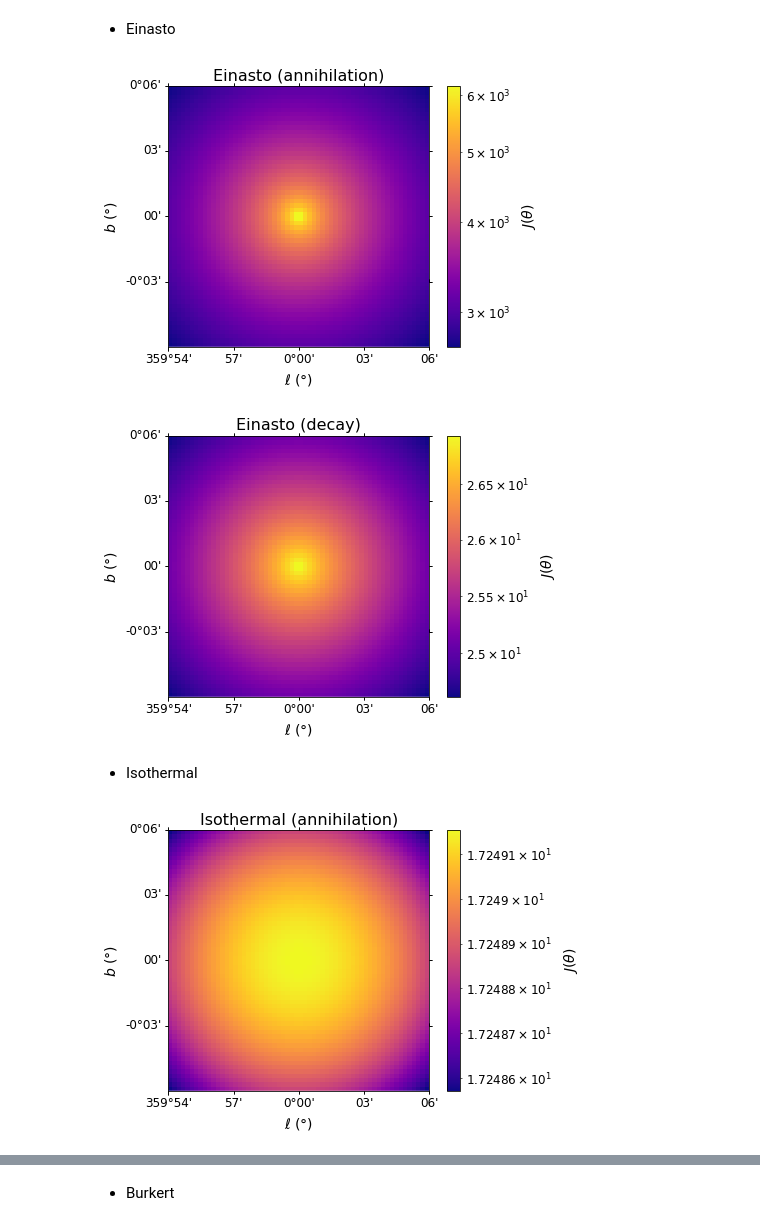
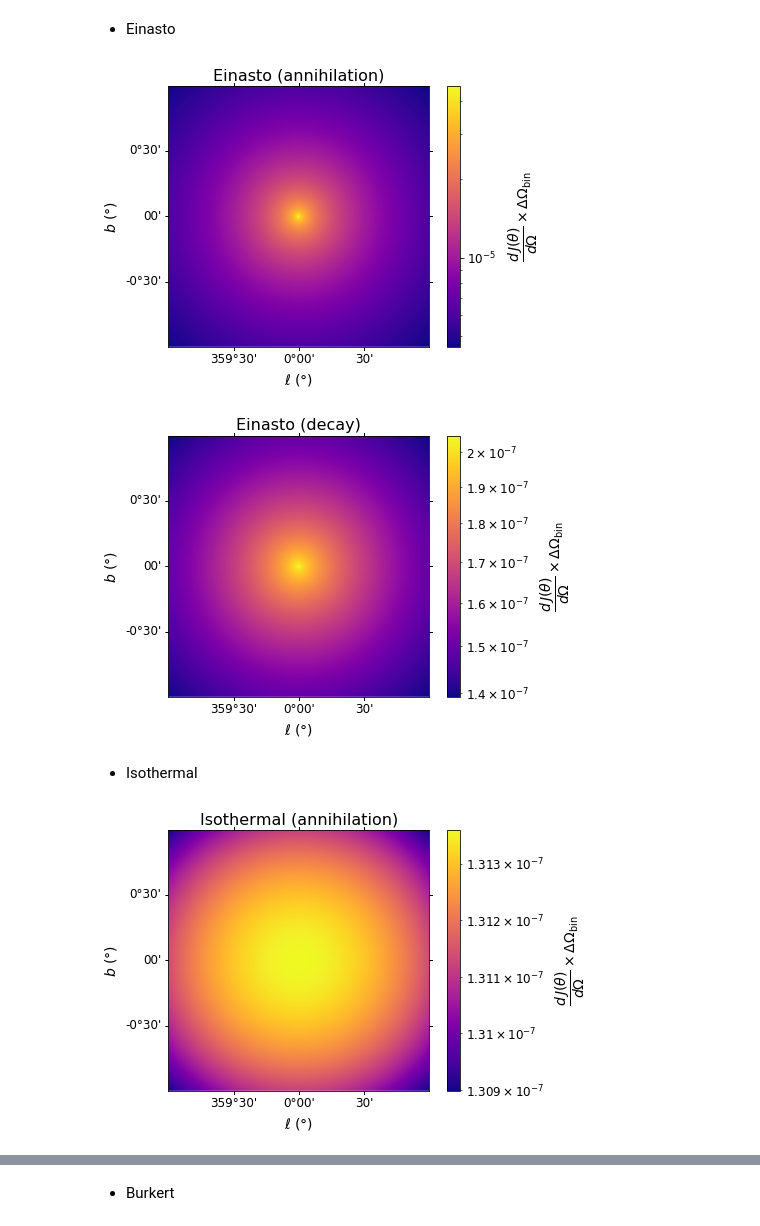
Before and after one commit to mpotto/astroph, a Jupyter notebook: assignments/j-factors-maps.ipynb, the cells around one changed output, grey strips where cells are left out. Cells and saved outputs as stored; diff of their text form; code cells hidden in the pictures.

```diff
--- a/assignments/j-factors-maps.ipynb
+++ b/assignments/j-factors-maps.ipynb
@@ -70,0 +151,3 @@ moore = MassProfileMoore()
+# %%
+einasto_annih = einasto.j_factor_map(L1, B1, delta_l1, delta_b1, epsrel=1e-3)
+einasto_decay = einasto.j_factor_map(L1, B1, delta_l1, delta_b1, epsrel=1e-3, factor_type='decay')
@@ -83,3 +164,0 @@ b_min1, b_max1, l_min1, l_max1 = -0.1, 0.1, -0.1, 0.1
-# %%
-b1 = np.linspace(b_min1, b_max1, n1)
-l1 = np.linspace(l_min1, l_max1, n1)
@@ -125,21 +207,19 @@ plt.show()
 # %%
-generate_fits(nfw_annih_map1, wcs1, 'maps/nfw_annih_gc1.fits')
+generate_fits(nfw_annih, wcs1, 'maps/nfw_annih.fits')
 # %%
-generate_fits(nfw_annih_map1, wcs1, 'maps/nfw_decay_gc1.fits', factor_type='decay')
+generate_fits(nfw_decay, wcs1, 'maps/nfw_decay.fits', factor_type='decay')
 # %% [markdown]
 * Einasto
 # %%
-profile_plot(einasto_annih_map1, l1, b1, wcs1, cmap=plt.cm.plasma, norm=colors.LogNorm(vmin=einasto_annih_map1.min(), vmax=einasto_annih_map1.max()))
+profile_plot(einasto_annih, l1, b1, wcs1, cmap=plt.cm.plasma, norm=colors.LogNorm(vmin=einasto_annih.min(), vmax=einasto_annih.max()))
 plt.title("Einasto (annihilation)")
-#plt.savefig('../figures/einasto_annih_gc1.pdf')
 plt.show()
 # %% [output]
-[figure, old version]
+[figure, new version]
 # %%
-profile_plot(einasto_decay_map1, l1, b1, wcs1, cmap=plt.cm.plasma, norm=colors.LogNorm(vmin=einasto_decay_map1.min(), vmax=einasto_decay_map1.max()))
+profile_plot(einasto_decay, l1, b1, wcs1, cmap=plt.cm.plasma, norm=colors.LogNorm(vmin=einasto_decay.min(), vmax=einasto_decay.max()))
 plt.title("Einasto (decay)")
-#plt.savefig('../figures/einasto_decay_gc1.pdf')
 plt.show()
 # %% [output]
-[figure, old version]
+[figure, new version]
 # %%
@@ -149,10 +229,9 @@ generate_fits(einasto_decay_map1, wcs1, 'maps/einasto_decay_gc1.fits', factor_ty
 # %% [markdown]
 * Isothermal
 # %%
-profile_plot(isothermal_annih_map1, l1, b1, wcs1, cmap=plt.cm.plasma, norm=colors.LogNorm(vmin=isothermal_annih_map1.min(), vmax=isothermal_annih_map1.max()))
+profile_plot(isothermal_annih, l1, b1, wcs1, cmap=plt.cm.plasma, norm=colors.LogNorm(vmin=isothermal_annih.min(), vmax=isothermal_annih.max()))
 plt.title("Isothermal (annihilation)")
-#plt.savefig('../figures/isothermal_annih_gc1.pdf')
 plt.show()
 # %% [output]
-[figure, old version]
+[figure, new version]
 # %%
```
Also changed, not shown: parts of 104 cells of this notebook, 46 other files.
